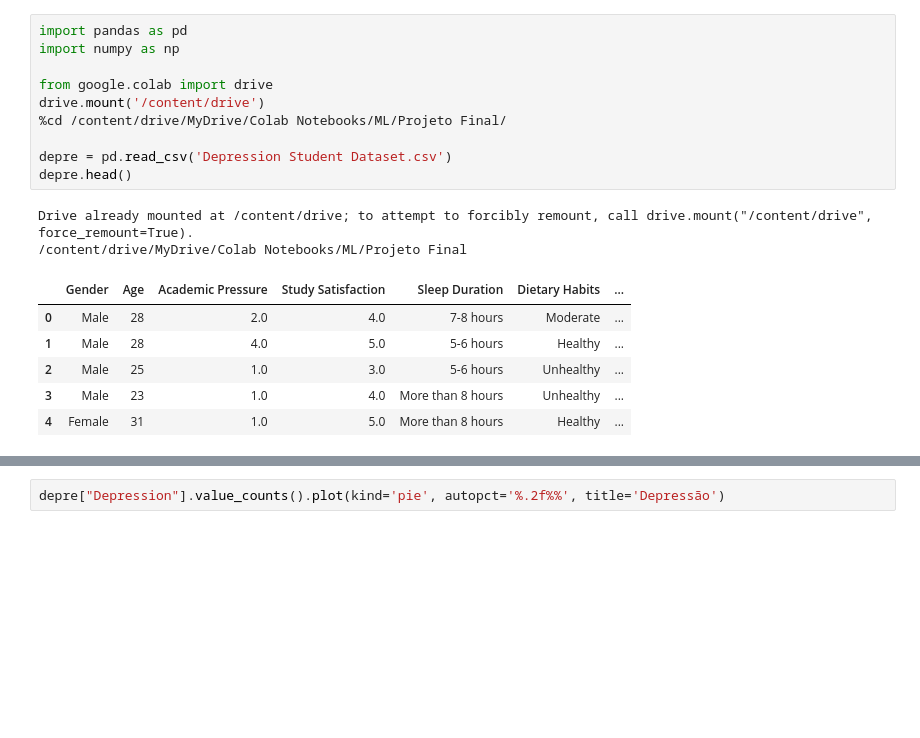
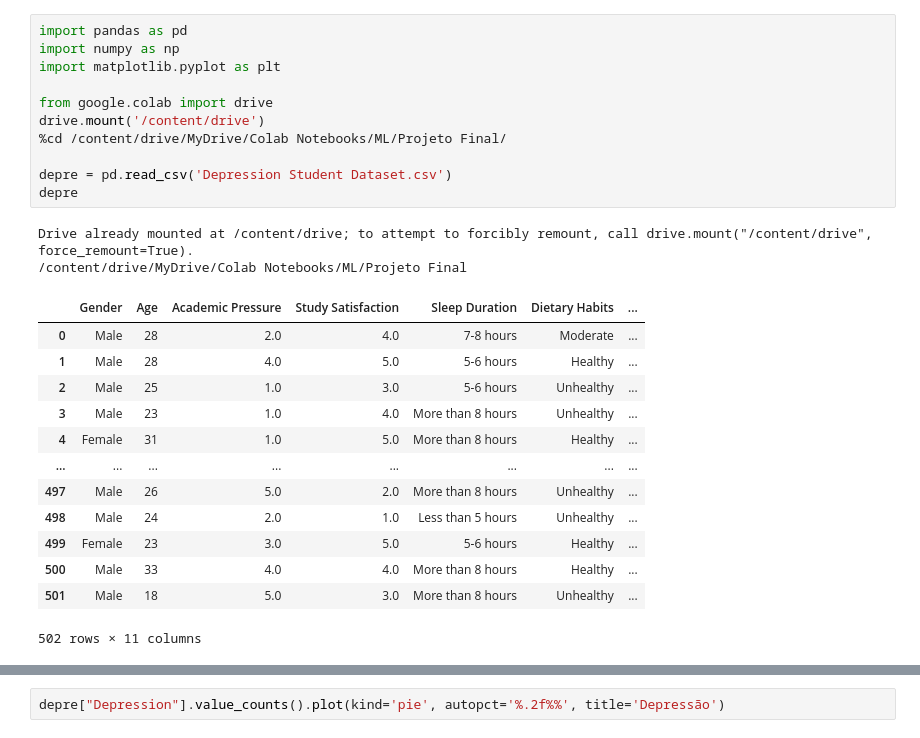
Before and after one commit to MrCostinha/CDE-AM, a Jupyter notebook: CDE_Projeto_Final_AM.ipynb, the cells around one changed output, grey strips where cells are left out. Drawn from its saved outputs; the diff is of its cells as text; blank space fills up the shorter version.

```diff
--- a/CDE_Projeto_Final_AM.ipynb
+++ b/CDE_Projeto_Final_AM.ipynb
@@ -1,19 +1,27 @@
 # %%
 import pandas as pd
 import numpy as np
+import matplotlib.pyplot as plt
 
 from google.colab import drive
 drive.mount('/content/drive')
 %cd /content/drive/MyDrive/Colab Notebooks/ML/Projeto Final/
 
 depre = pd.read_csv('Depression Student Dataset.csv')
-depre.head()
+depre
 # %% [output]
 Drive already mounted at /content/drive; to attempt to forcibly remount, call drive.mount("/content/drive", force_remount=True).
 /content/drive/MyDrive/Colab Notebooks/ML/Projeto Final
 |  | Gender | Age | Academic Pressure | Study Satisfaction | Sleep Duration | Dietary Habits | ... |
 | 0 | Male | 28 | 2.0 | 4.0 | 7-8 hours | Moderate | ... |
 | 1 | Male | 28 | 4.0 | 5.0 | 5-6 hours | Healthy | ... |
 | 2 | Male | 25 | 1.0 | 3.0 | 5-6 hours | Unhealthy | ... |
 | 3 | Male | 23 | 1.0 | 4.0 | More than 8 hours | Unhealthy | ... |
 | 4 | Female | 31 | 1.0 | 5.0 | More than 8 hours | Healthy | ... |
+| ... | ... | ... | ... | ... | ... | ... | ... |
+| 497 | Male | 26 | 5.0 | 2.0 | More than 8 hours | Unhealthy | ... |
+| 498 | Male | 24 | 2.0 | 1.0 | Less than 5 hours | Unhealthy | ... |
+| 499 | Female | 23 | 3.0 | 5.0 | 5-6 hours | Healthy | ... |
+| 500 | Male | 33 | 4.0 | 4.0 | More than 8 hours | Healthy | ... |
+| 501 | Male | 18 | 5.0 | 3.0 | More than 8 hours | Unhealthy | ... |
+502 rows × 11 columns
```
Also changed, not shown: parts of 8 cells of this notebook.
